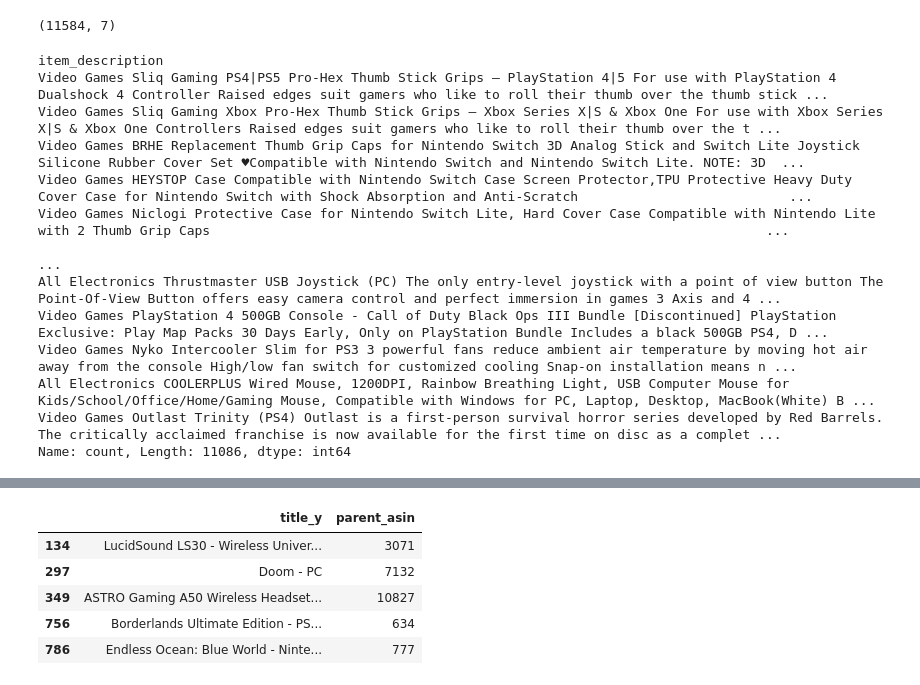
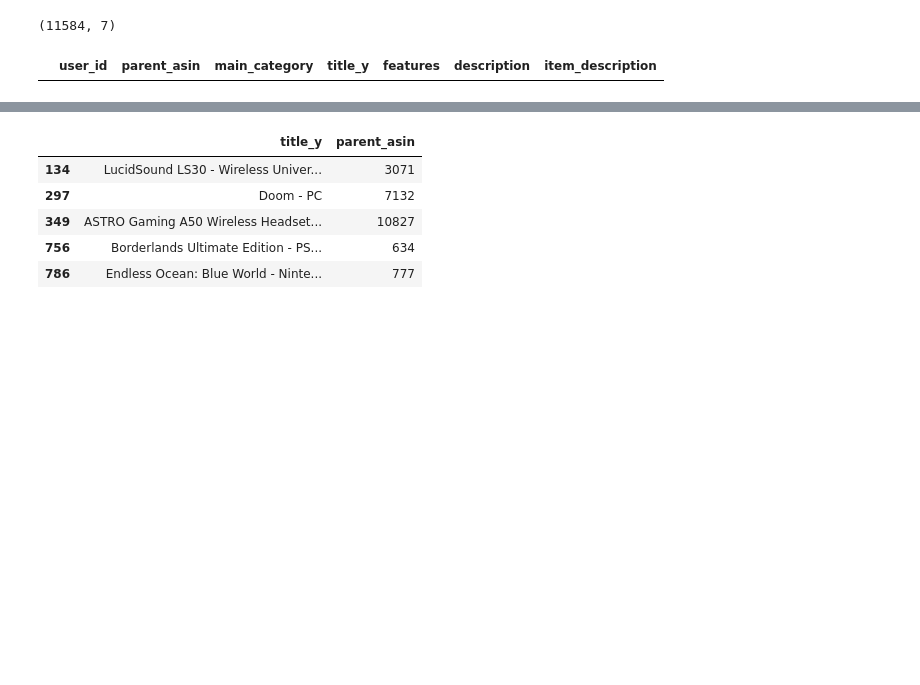
Before and after one commit to tirthankar1710/Real-Time-Recommendation, a Jupyter notebook: ml_recco.ipynb, the cells around one changed output, grey strips where cells are left out. Drawn from its saved outputs; the diff is of its cells as text; code cells hidden in the pictures; blank space fills up the shorter version.

```diff
--- a/ml_recco.ipynb
+++ b/ml_recco.ipynb
@@ -266,22 +266,10 @@ content_df.shape
 # %% [output]
 (11584, 7)
 # %%
-content_df[content_df['item_description']==' ']
-content_df['item_description'].value_counts()
+content_df[content_df['item_description']=="None"]
+# content_df['item_description'].value_counts()
 # %% [output]
-item_description
-Video Games Sliq Gaming PS4|PS5 Pro-Hex Thumb Stick Grips – PlayStation 4|5 For use with PlayStation 4 Dualshock 4 Controller Raised edges suit gamers who like to roll their thumb over the thumb stick ...
-Video Games Sliq Gaming Xbox Pro-Hex Thumb Stick Grips – Xbox Series X|S & Xbox One For use with Xbox Series X|S & Xbox One Controllers Raised edges suit gamers who like to roll their thumb over the t ...
-Video Games BRHE Replacement Thumb Grip Caps for Nintendo Switch 3D Analog Stick and Switch Lite Joystick Silicone Rubber Cover Set ♥Compatible with Nintendo Switch and Nintendo Switch Lite. NOTE: 3D  ...
-Video Games HEYSTOP Case Compatible with Nintendo Switch Case Screen Protector,TPU Protective Heavy Duty Cover Case for Nintendo Switch with Shock Absorption and Anti-Scratch                           ...
-Video Games Niclogi Protective Case for Nintendo Switch Lite, Hard Cover Case Compatible with Nintendo Lite with 2 Thumb Grip Caps                                                                       ...
-                                                                                                                                                                                                         ...
-All Electronics Thrustmaster USB Joystick (PC) The only entry-level joystick with a point of view button The Point-Of-View Button offers easy camera control and perfect immersion in games 3 Axis and 4 ...
-Video Games PlayStation 4 500GB Console - Call of Duty Black Ops III Bundle [Discontinued] PlayStation Exclusive: Play Map Packs 30 Days Early, Only on PlayStation Bundle Includes a black 500GB PS4, D ...
-Video Games Nyko Intercooler Slim for PS3 3 powerful fans reduce ambient air temperature by moving hot air away from the console High/low fan switch for customized cooling Snap-on installation means n ...
-All Electronics COOLERPLUS Wired Mouse, 1200DPI, Rainbow Breathing Light, USB Computer Mouse for Kids/School/Office/Home/Gaming Mouse, Compatible with Windows for PC, Laptop, Desktop, MacBook(White) B ...
-Video Games Outlast Trinity (PS4) Outlast is a first-person survival horror series developed by Red Barrels. The critically acclaimed franchise is now available for the first time on disc as a complet ...
-Name: count, Length: 11086, dtype: int64
+|  | user_id | parent_asin | main_category | title_y | features | description | item_description |
 # %%
 tf = TfidfVectorizer(analyzer='word',ngram_range=(1, 2),min_df=0.5, stop_words='english')
 # tf = TfidfVectorizer(analyzer='word',ngram_range=(1, 1),min_df=0.5, stop_words='english')
```
Also changed, not shown: 1 other file.
